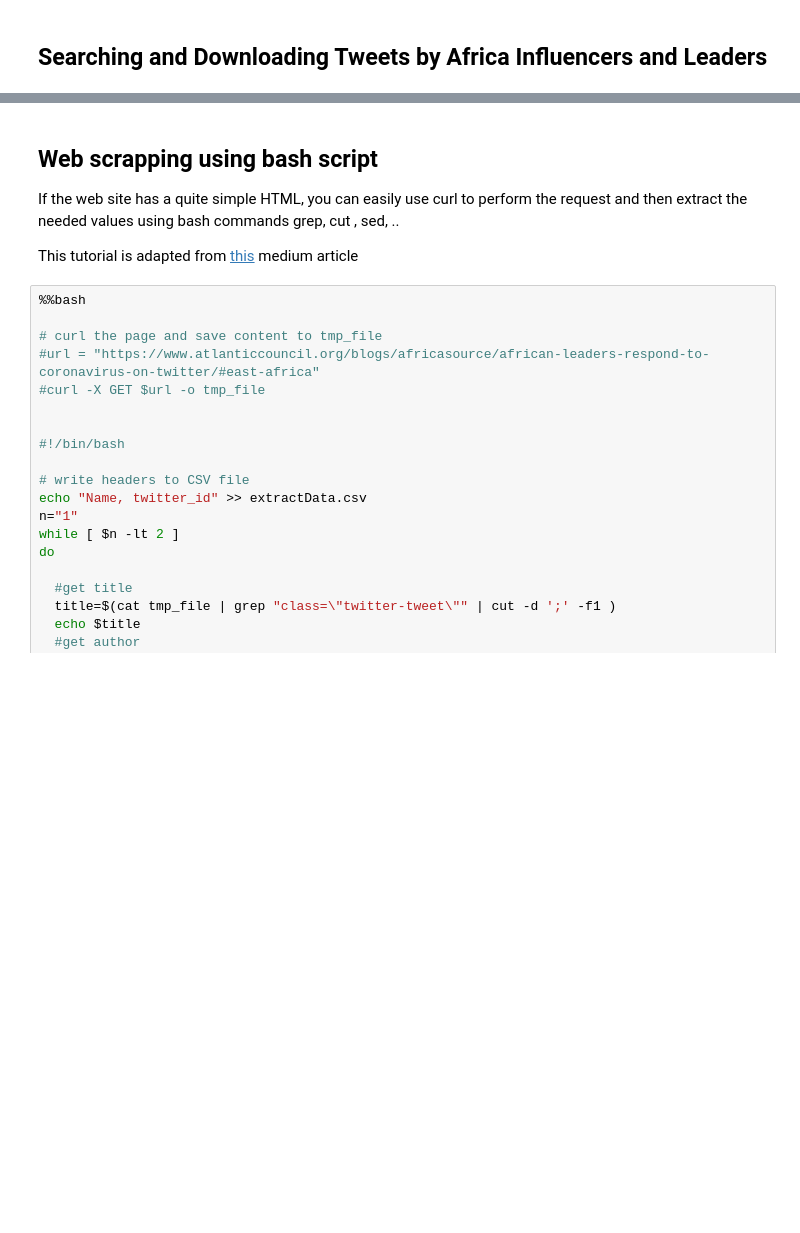
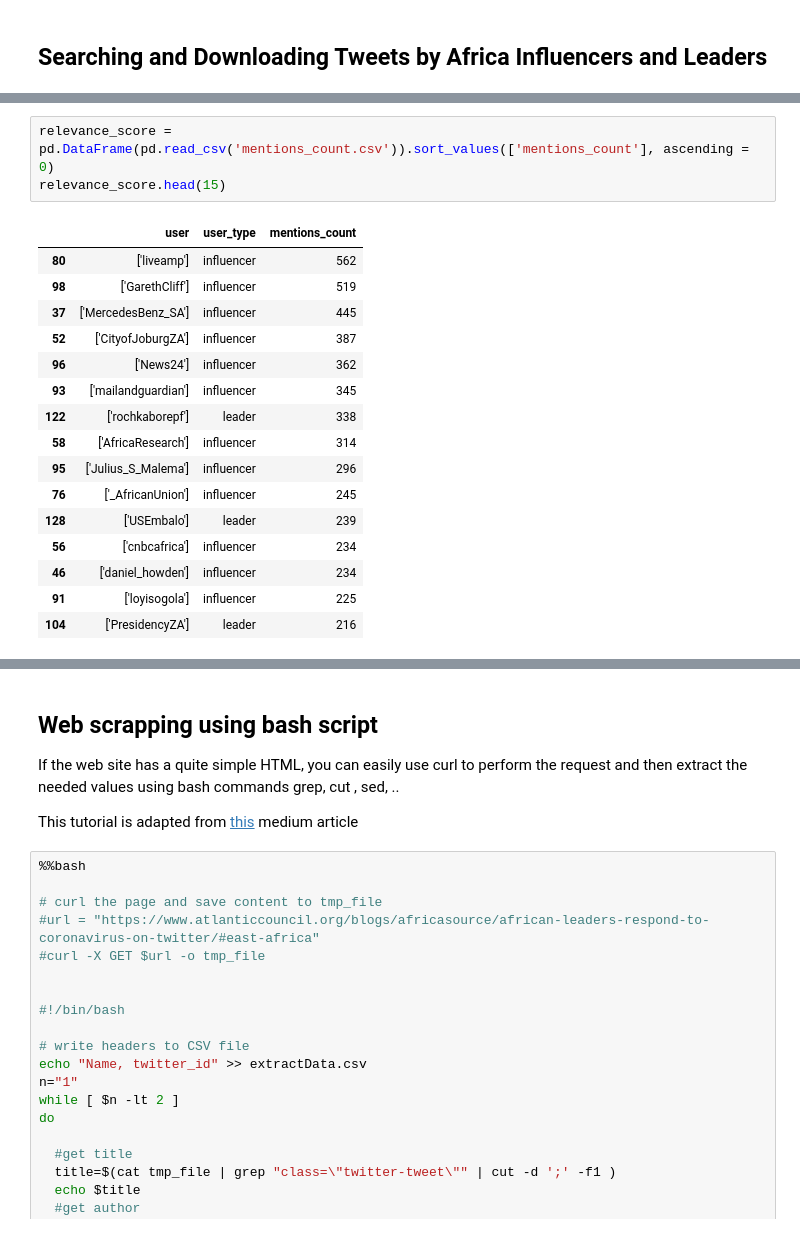
Before and after one commit to Fashflash16/QuickStart2020, a Jupyter notebook: week1/Kiiru-Anastasia/scrapping_starter.ipynb, the cells around one changed output, grey strips where cells are left out. Saved outputs shown, nothing was run; the diff lists cells and outputs as text; blank space fills up the shorter version.

```diff
--- a/week1/Kiiru-Anastasia/scrapping_starter.ipynb
+++ b/week1/Kiiru-Anastasia/scrapping_starter.ipynb
@@ -274,0 +508,20 @@ followers_count : 25700
+# %%
+relevance_score = pd.DataFrame(pd.read_csv('mentions_count.csv')).sort_values(['mentions_count'], ascending = 0)
+relevance_score.head(15)
+# %% [output]
+|  | user | user_type | mentions_count |
+| 80 | ['liveamp'] | influencer | 562 |
+| 98 | ['GarethCliff'] | influencer | 519 |
+| 37 | ['MercedesBenz_SA'] | influencer | 445 |
+| 52 | ['CityofJoburgZA'] | influencer | 387 |
+| 96 | ['News24'] | influencer | 362 |
+| 93 | ['mailandguardian'] | influencer | 345 |
+| 122 | ['rochkaborepf'] | leader | 338 |
+| 58 | ['AfricaResearch'] | influencer | 314 |
+| 95 | ['Julius_S_Malema'] | influencer | 296 |
+| 76 | ['_AfricanUnion'] | influencer | 245 |
+| 128 | ['USEmbalo'] | leader | 239 |
+| 56 | ['cnbcafrica'] | influencer | 234 |
+| 46 | ['daniel_howden'] | influencer | 234 |
+| 91 | ['loyisogola'] | influencer | 225 |
+| 104 | ['PresidencyZA'] | leader | 216 |
```
Also changed, not shown: parts of 36 cells of this notebook.
